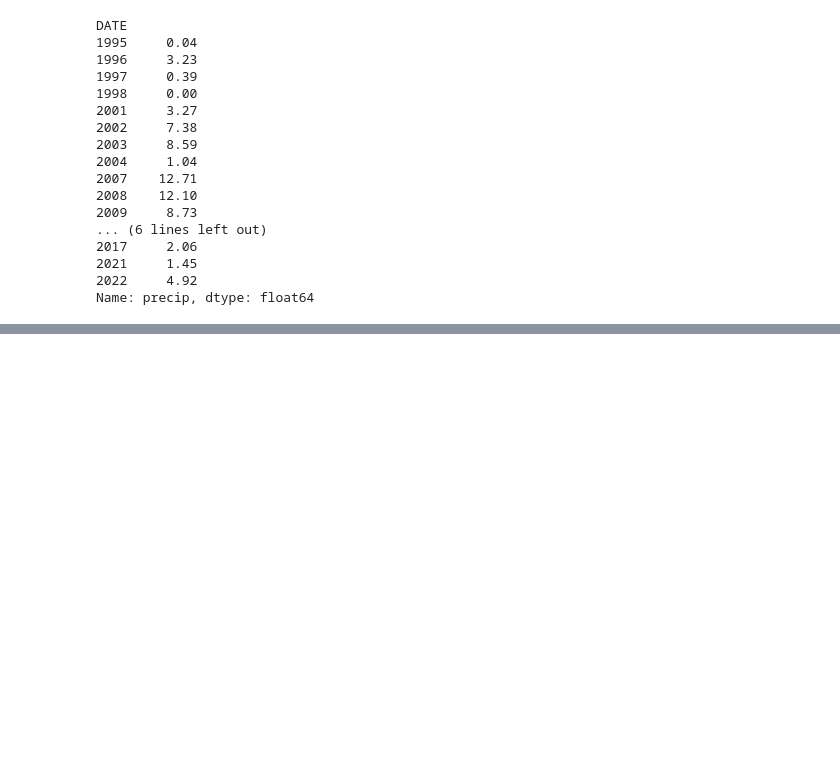
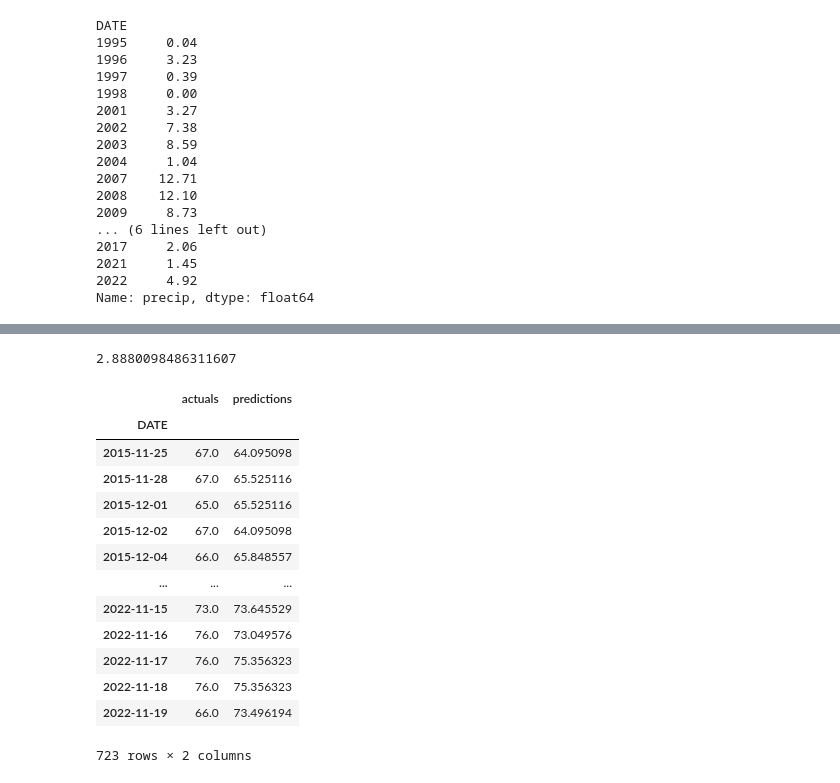
Before and after one commit to MouadBaghdadi/Oran_weather_prediction, a Jupyter notebook: predictweather.ipynb, the cells around one changed output, grey strips where cells are left out. Drawn from its saved outputs; the diff is of its cells as text; code cells hidden in the pictures; blank space fills up the shorter version.

```diff
--- a/predictweather.ipynb
+++ b/predictweather.ipynb
@@ -259,0 +316,23 @@ Name: precip, dtype: float64
+# %%
+mean_absolute_error(test_set['target'], predictions)
+# %% [output]
+2.8880098486311607
+# %%
+combine = pd.concat([test_set['target'], pd.Series(predictions, index= test_set.index)], axis=1)
+combine.columns = ['actuals', 'predictions']
+combine
+# %% [output]
+|  | actuals | predictions |
+| DATE |  |  |
+| 2015-11-25 | 67.0 | 64.095098 |
+| 2015-11-28 | 67.0 | 65.525116 |
+| 2015-12-01 | 65.0 | 65.525116 |
+| 2015-12-02 | 67.0 | 64.095098 |
+| 2015-12-04 | 66.0 | 65.848557 |
+| ... | ... | ... |
+| 2022-11-15 | 73.0 | 73.645529 |
+| 2022-11-16 | 76.0 | 73.049576 |
+| 2022-11-17 | 76.0 | 75.356323 |
+| 2022-11-18 | 76.0 | 75.356323 |
+| 2022-11-19 | 66.0 | 73.496194 |
+723 rows × 2 columns
```
Also changed, not shown: parts of 11 cells of this notebook.
